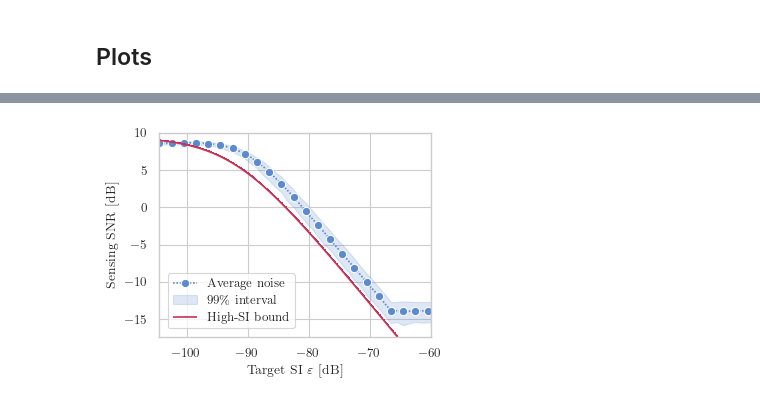
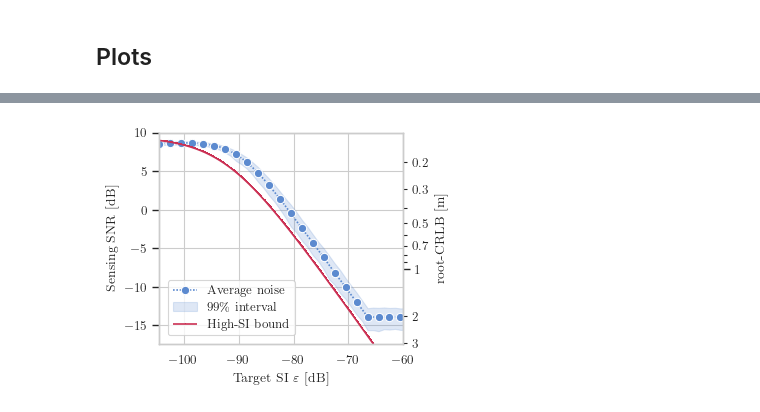
Before and after one commit to rodrihgh/CISSIR, a Jupyter notebook: notebooks/simulation/snr_sensing.ipynb, the cells around one changed output, grey strips where cells are left out. Drawn from its saved outputs; the diff is of its cells as text; code cells hidden in the pictures.

Commit message:
New sensing experiments

```diff
--- a/notebooks/simulation/snr_sensing.ipynb
+++ b/notebooks/simulation/snr_sensing.ipynb
@@ -521,38 +519,46 @@ plot_df[wf_label] = plot_df["waveform"] + plot_df["waveform"].map(wf_params)
 si_gains = plot_df["si_db"]
 plot_df["si_gain"] = si_gains
 si_gains = si_gains.unique()
-# %%
-wf_plot = waveforms[-1]
-
-fig, ax2 = plt.subplots(1,1)
-
-xlims = (empiric_df["si_db"].min(), -60) # empiric_df["si_db"].min(), empiric_df["si_db"].max()
-ylims = (bnd_df.query(f"type == '{ach_label}' and  waveform =='{wf_plot}'")["sqnr_db"].min() - 1,
-         10) #plot_df.sqnr_db.max()+0.5)
-
-ln_order = style_order = [sim_label, bnd_label] # ach_label
-
-sns.lineplot(plot_df.query(f" waveform =='{wf_plot}' and type != '{ach_label}'"), x="si_gain", y="sqnr_db", style="type", style_order=ln_order,
-             hue_order=ln_order, estimator=phy.avg_snr_noise,
-             markers=["o", ","], dashes=((1,1), (1,0)),
-             errorbar=("pi", 98),
-             hue="type", markevery=2, markersize=6, palette=[viz.b, viz.r],
-             ax=ax2)
-
-ax2.collections[0].set_label('pi')
-ax2.legend()
-handles, _ = ax2.get_legend_handles_labels()
-ax2.legend(handles[1::-1] + handles[::-1], [r"Average noise", r"99\% interval", "High-SI bound"],
-           loc="lower left", borderaxespad=0.7)
-
-plt.sca(ax2)
-plt.xlim(xlims)
-plt.ylim(ylims)
-plt.xlabel(r"Target SI $\varepsilon$ [dB]")
-plt.ylabel("Sensing SNR [dB]")
-
-fig.savefig(plot_path/"bound_sqnr.pgf", bbox_inches="tight")
-fig.savefig(plot_path/"bound_sqnr.pdf", bbox_inches="tight")
-# %% [output]
-[figure, removed]
+# %%
+wf_plot = waveforms[-1]
+
+fig, ax = plt.subplots(layout="constrained")
+
+xlims = (empiric_df["si_db"].min(), -60)
+ylims = (bnd_df.query(f"type == '{ach_label}' and  waveform =='{wf_plot}'")
+         ["sqnr_db"].min() - 1, 10)
+
+ln_order = style_order = [sim_label, bnd_label] # ach_label
+
+sns.lineplot(plot_df.query(f" waveform =='{wf_plot}' and type != '{ach_label}'"), x="si_gain", y="sqnr_db", style="type", style_order=ln_order,
+             hue_order=ln_order, estimator=phy.avg_snr_noise,
+             markers=["o", ","], dashes=((1,1), (1,0)),
+             errorbar=("pi", 98),
+             hue="type", markevery=2, markersize=6, palette=[viz.b, viz.r],
+             ax=ax)
+
+ax.collections[0].set_label('pi')
+ax.legend()
+handles, _ = ax.get_legend_handles_labels()
+ax.legend(handles[1::-1] + handles[::-1], [r"Average noise", r"99\% interval", "High-SI bound"],
+           loc="lower left", borderaxespad=0.7)
+
+plt.sca(ax)
+plt.xlim(xlims)
+plt.ylim(ylims)
+plt.xlabel(r"Target SI $\varepsilon$ [dB]")
+plt.ylabel("Sensing SNR [dB]")
+
+ax2 = ax.twinx()
+ax2.set_yscale("log")
+ax2.set_ylim([np.sqrt(crlb_range(yl, sig_bw_hz)) for yl in ylims])
+viz.format_log_ticks(ax2, which="y")
+
+ax2.set_ylabel("root-CRLB [m]")
+ax2.grid(visible=False)
+
+fig.savefig(plot_path/"bound_sqnr.pgf", bbox_inches="tight")
+fig.savefig(plot_path/"bound_sqnr.pdf", bbox_inches="tight")
+# %% [output]
+[figure, added]
 # %%
```
Also changed, not shown: parts of 7 cells of this notebook, 1 other file.
